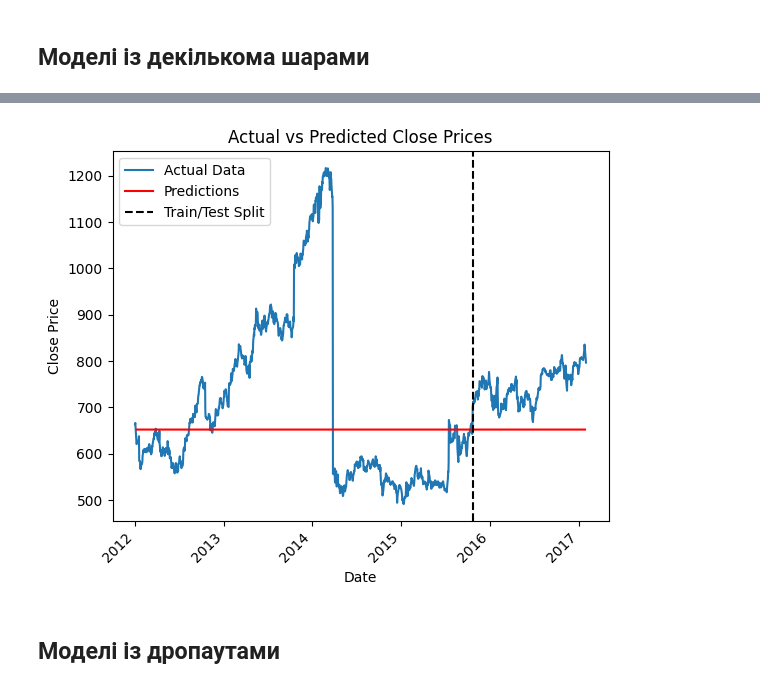
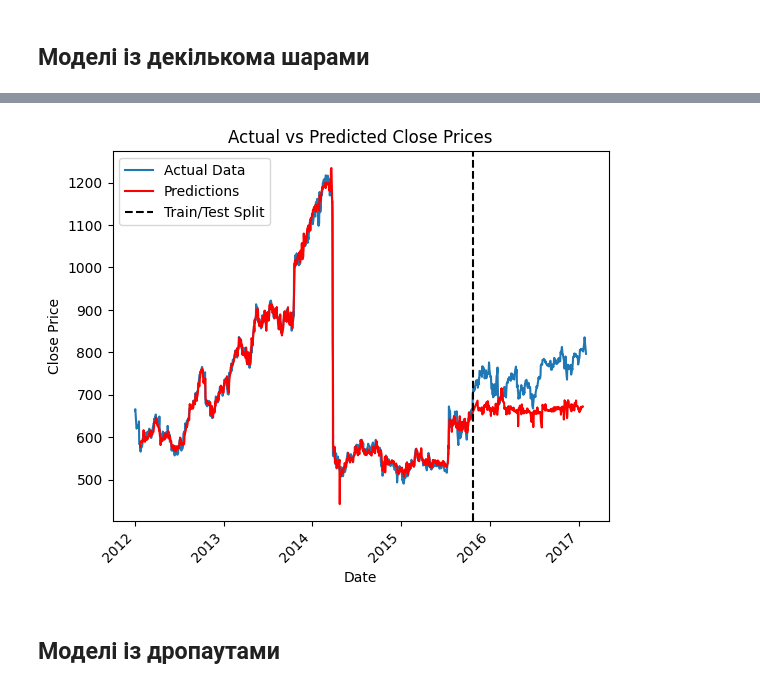
Before and after one commit to Mage-Knight/Intelligent_decision_support_systems, a Jupyter notebook: Lab2/idss-lab-2.ipynb, the cells around one changed output, grey strips where cells are left out. Drawn from its saved outputs; the diff is of its cells as text; code cells hidden in the pictures.

```diff
--- a/Lab2/idss-lab-2.ipynb
+++ b/Lab2/idss-lab-2.ipynb
@@ -700,8 +688,8 @@ Best parameters found: (0.1, 50, 64, 3), with validation loss: 0.010437671178446
 # %%
-best_lstm_deep_model.fit(X_train_tensor, y_train_tensor,
-                    X_test_tensor, y_test_tensor,
-                    num_epochs=1000,
-                    learning_rate=best_lstm_params[0],
-                    batch_size=best_lstm_params[2])
+# best_lstm_deep_model.fit(X_train_tensor, y_train_tensor,
+#                     X_test_tensor, y_test_tensor,
+#                     num_epochs=1000,
+#                     learning_rate=best_lstm_params[0],
+#                     batch_size=best_lstm_params[2])
 # %% [output]
 Epoch 10/1000, Training Loss: 0.0110, Test Loss: 0.0129
@@ -772,26 +760,26 @@ class GRUDeepModel(nn.Module, BasicRNN):
                 input_dim=input_dim, hidden_dim=hidden_dim, output_dim=output_dim,
                 num_layers=num_layers, input_sequence=INPUT_SEQUENCE, output_sequence=OUTPUT_SEQUENCE
             ).to(DEVICE)
-            model.fit(X_train, y_train, X_test, y_test, num_epochs=300,
+            current_best_model, current_best_test_loss = model.fit(X_train, y_train, X_test, y_test, num_epochs=300,
                       batch_size=batch_size, learning_rate=lr, verbose=False)
 
-            test_dataset = TensorDataset(X_test, y_test)
-            test_loader = DataLoader(dataset=test_dataset, batch_size=batch_size, shuffle=False)
-            val_loss = model.evaluate(test_loader, criterion)
+#             test_dataset = TensorDataset(X_test, y_test)
+#             test_loader = DataLoader(dataset=test_dataset, batch_size=batch_size, shuffle=False)
+#             val_loss = model.evaluate(test_loader, criterion)
 
-            if val_loss < best_loss:
-                best_loss = val_loss
+            if current_best_test_loss < best_loss:
+                best_loss = current_best_test_loss
                 best_params = params
-                best_model = deepcopy(model)
+                best_model = deepcopy(current_best_model)
 
         print(f'Best parameters found: {best_params}, with validation loss: {best_loss}')
         return best_params, best_model
 # %%
 parameter_grid = {
-    'lr': [0.1, 0.01],
-    'hidden_dim': [10, 25, 40],
+    'lr': [0.05, 0.01, 0.005],
+    'hidden_dim': [10, 25, 35],
     'batch_size': [64],
-    'layers': [3, 4, 5, 6]
+    'layers': [2, 3, 4]
 }
 
 (best_gru_deep_params, best_gru_deep_model) = GRUDeepModel.find_best_parameters(
@@ -803,7 +791,7 @@ Best parameters found: (0.1, 40, 64, 6), with validation loss: 0.000857828351588
 # %%
-best_gru_deep_model.fit(X_train_tensor, y_train_tensor,
-                    X_test_tensor, y_test_tensor,
-                    num_epochs=1000,
-                    learning_rate=best_gru_deep_params[0],
-                    batch_size=best_gru_deep_params[2])
+# best_gru_deep_model.fit(X_train_tensor, y_train_tensor,
+#                     X_test_tensor, y_test_tensor,
+#                     num_epochs=1000,
+#                     learning_rate=best_gru_deep_params[0],
+#                     batch_size=best_gru_deep_params[2])
 # %% [output]
@@ -837,9 +826,9 @@ MAPE: 12.288781117621532%
 # %%
 plot_data_and_prediction(model=best_gru_deep_model, features_scaler=feature_scaler, target_scaler=target_scaler,
                          split_index=split_index,
-                         input_sequence=input_sequence, output_sequence=output_sequence)
+                         input_sequence=INPUT_SEQUENCE, output_sequence=OUTPUT_SEQUENCE)
 # %% [output]
-[figure, old version]
+[figure, new version]
 # %% [markdown]
 ## Моделі із дропаутами
 # %%
```
Also changed, not shown: parts of 45 cells of this notebook.
